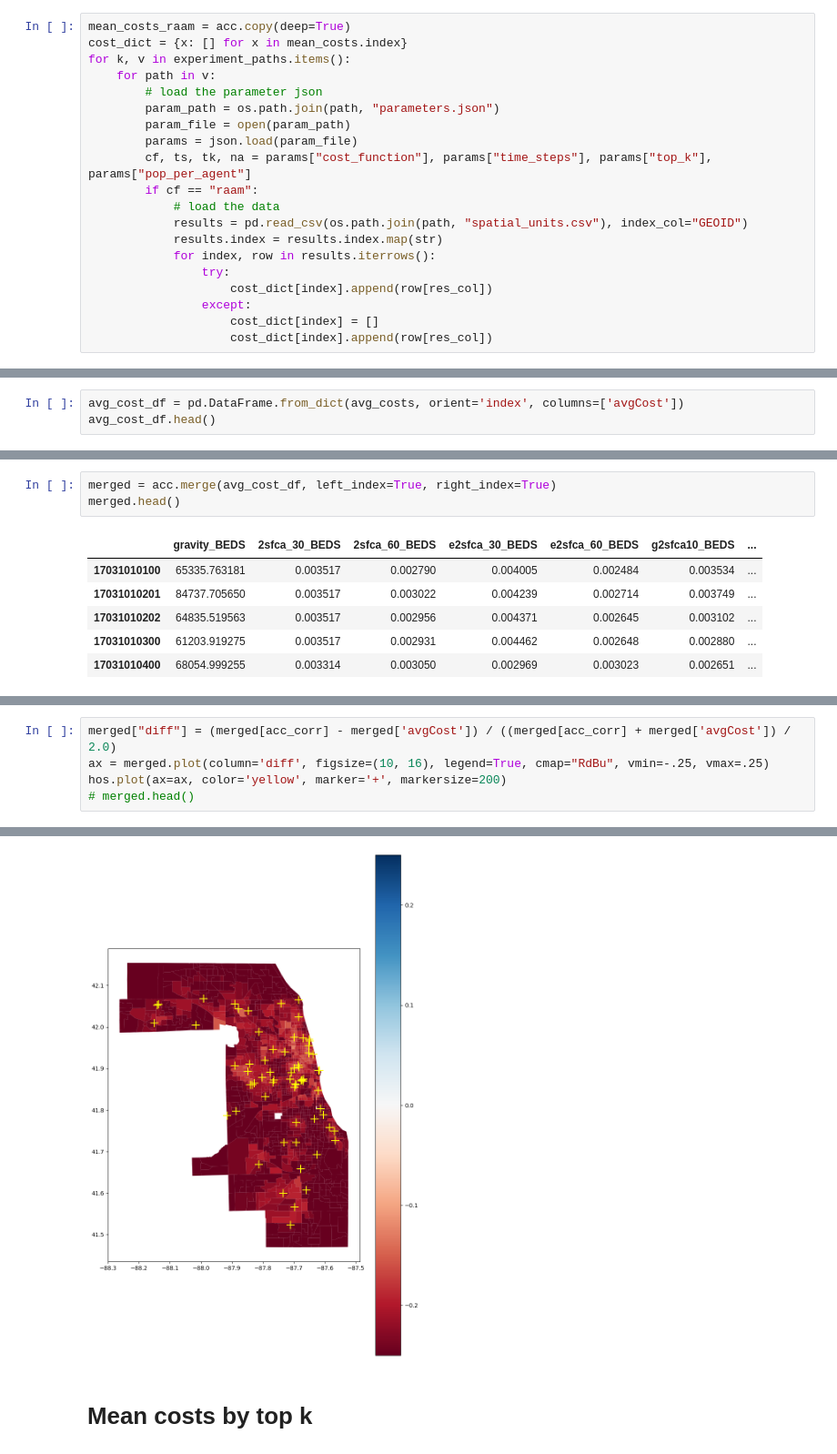
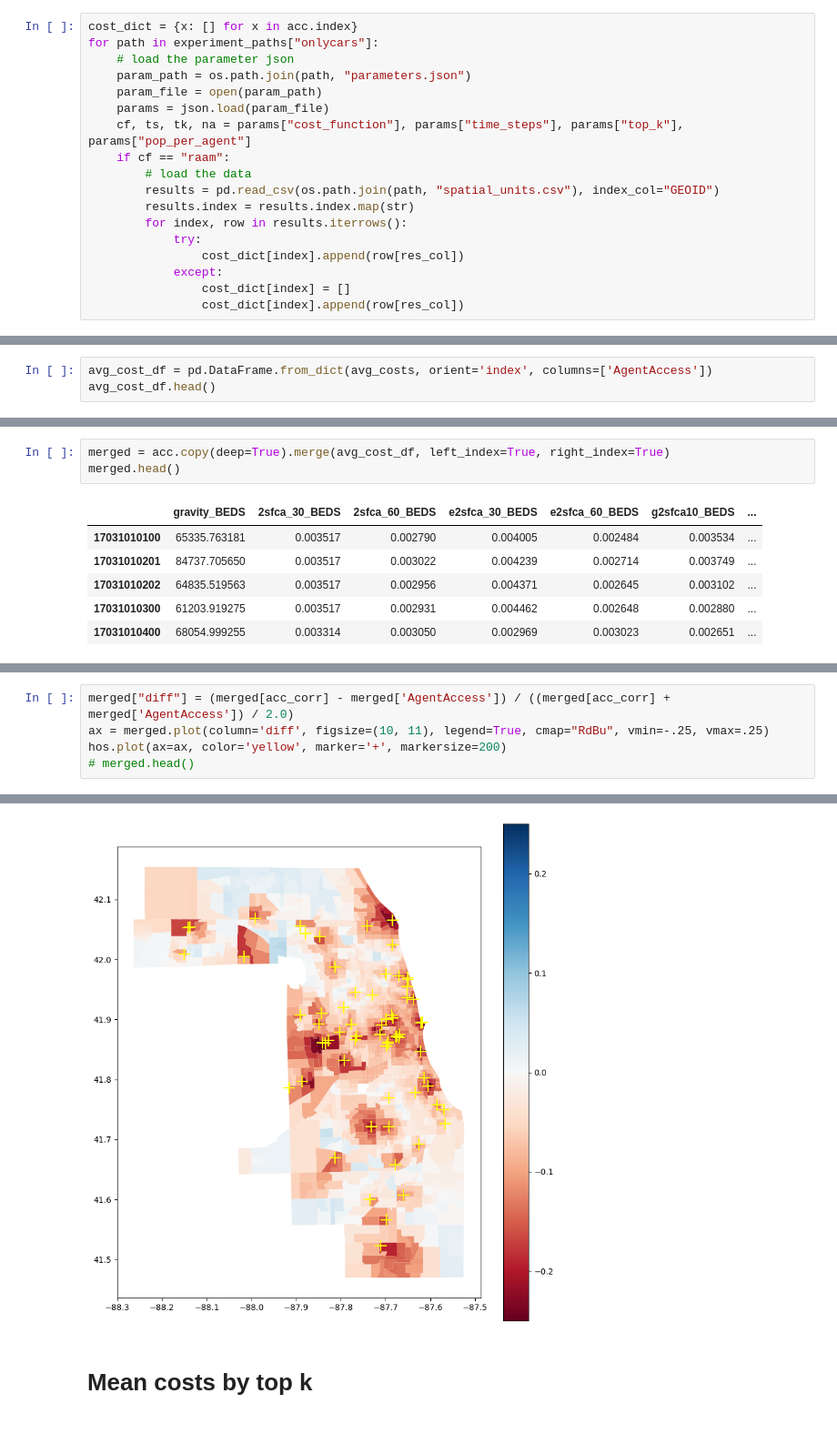
Before and after one commit to cybergis/AgentAccess, a Jupyter notebook: notebooks/ParameterAnalysis.ipynb, the cells around one changed output, grey strips where cells are left out. Shown at 91% size. Saved outputs shown, nothing was run; the diff lists cells and outputs as text; blank space fills up the shorter version.

```diff
--- a/notebooks/ParameterAnalysis.ipynb
+++ b/notebooks/ParameterAnalysis.ipynb
@@ -282,23 +296,21 @@ mean_costs.head()
 # %%
-mean_costs_raam = acc.copy(deep=True)
-cost_dict = {x: [] for x in mean_costs.index}
-for k, v in experiment_paths.items():
-    for path in v:
-        # load the parameter json
-        param_path = os.path.join(path, "parameters.json")
-        param_file = open(param_path)
-        params = json.load(param_file)
-        cf, ts, tk, na = params["cost_function"], params["time_steps"], params["top_k"], params["pop_per_agent"]
-        if cf == "raam":
-            # load the data
-            results = pd.read_csv(os.path.join(path, "spatial_units.csv"), index_col="GEOID")
-            results.index = results.index.map(str)
-            for index, row in results.iterrows():
-                try:
-                    cost_dict[index].append(row[res_col])
-                except:
-                    cost_dict[index] = []
-                    cost_dict[index].append(row[res_col])
+cost_dict = {x: [] for x in acc.index}
+for path in experiment_paths["onlycars"]:
+    # load the parameter json
+    param_path = os.path.join(path, "parameters.json")
+    param_file = open(param_path)
+    params = json.load(param_file)
+    cf, ts, tk, na = params["cost_function"], params["time_steps"], params["top_k"], params["pop_per_agent"]
+    if cf == "raam":
+        # load the data
+        results = pd.read_csv(os.path.join(path, "spatial_units.csv"), index_col="GEOID")
+        results.index = results.index.map(str)
+        for index, row in results.iterrows():
+            try:
+                cost_dict[index].append(row[res_col])
+            except:
+                cost_dict[index] = []
+                cost_dict[index].append(row[res_col])
 # %%
 # cost_dict
 # %%
@@ -306,4 +318,4 @@ avg_costs = {key: np.mean(val) for key, val in cost_dict.items()}
 # %%
-avg_cost_df = pd.DataFrame.from_dict(avg_costs, orient='index', columns=['avgCost'])
+avg_cost_df = pd.DataFrame.from_dict(avg_costs, orient='index', columns=['AgentAccess'])
 avg_cost_df.head()
 # %% [output]
@@ -316,5 +330,5 @@ avg_cost_df.head()
 # %%
-merged = acc.merge(avg_cost_df, left_index=True, right_index=True)
+merged = acc.copy(deep=True).merge(avg_cost_df, left_index=True, right_index=True)
 merged.head()
 # %% [output]
 |  | gravity_BEDS | 2sfca_30_BEDS | 2sfca_60_BEDS | e2sfca_30_BEDS | e2sfca_60_BEDS | g2sfca10_BEDS | ... |
@@ -352,11 +363,11 @@ plt.show()
 # %%
-merged["diff"] = (merged[acc_corr] - merged['avgCost']) / ((merged[acc_corr] + merged['avgCost']) / 2.0)
-ax = merged.plot(column='diff', figsize=(10, 16), legend=True, cmap="RdBu", vmin=-.25, vmax=.25)
+merged["diff"] = (merged[acc_corr] - merged['AgentAccess']) / ((merged[acc_corr] + merged['AgentAccess']) / 2.0)
+ax = merged.plot(column='diff', figsize=(10, 11), legend=True, cmap="RdBu", vmin=-.25, vmax=.25)
 hos.plot(ax=ax, color='yellow', marker='+', markersize=200)
 # merged.head()
 # %% [output]
 <Axes: >
-[figure, old version]
+[figure, new version]
 # %% [markdown]
 # Mean costs by top k
 # %%
```
Also changed, not shown: parts of 51 cells of this notebook, 6 other files.
